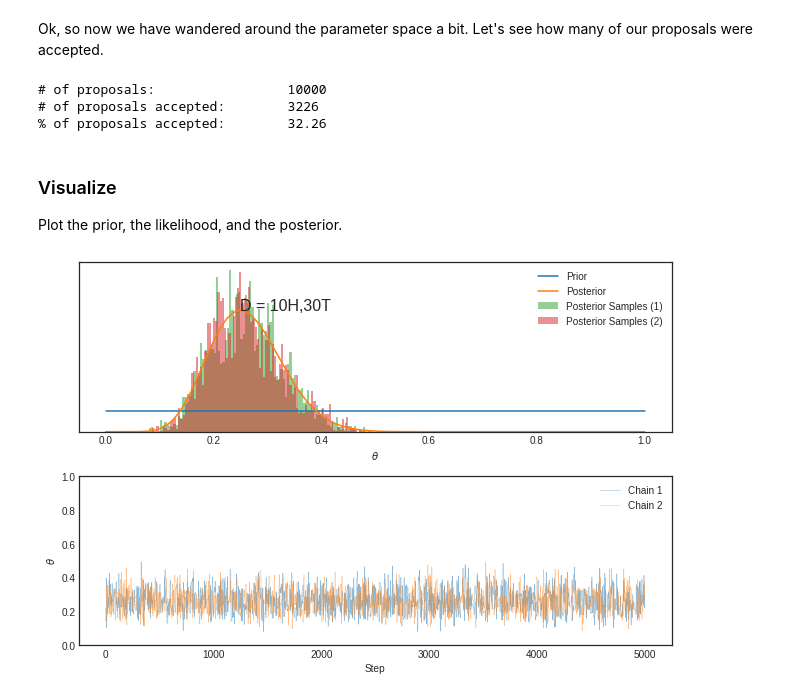
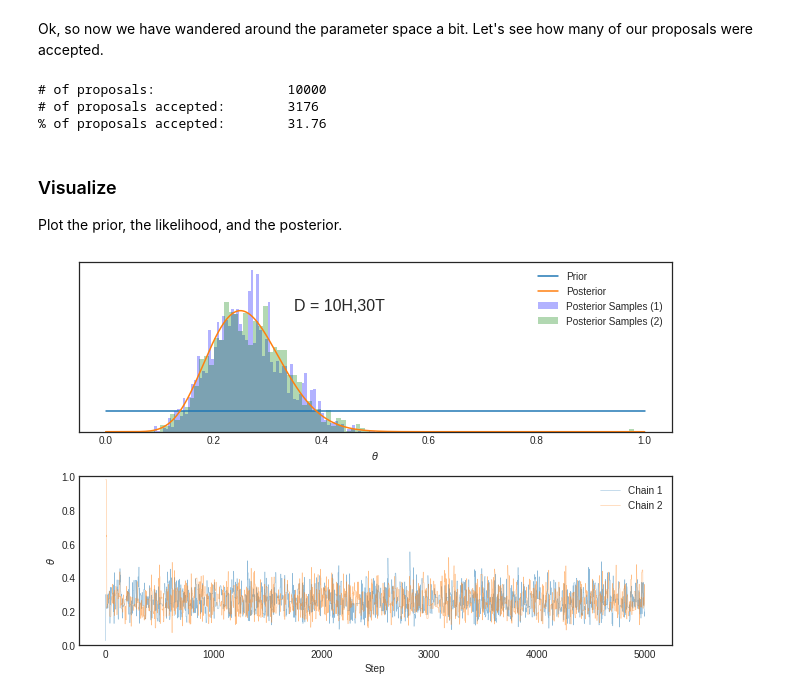
Before and after one commit to blue-worm/DBDA-python, a Jupyter notebook: Notebooks/Chapter 7.ipynb, the cells around one changed output. Saved outputs shown, nothing was run; the diff lists cells and outputs as text; code cells hidden in the pictures.

```diff
--- a/Notebooks/Chapter 7.ipynb
+++ b/Notebooks/Chapter 7.ipynb
@@ -99,36 +101,42 @@ for i in range(n_chains):
 # %% [markdown]
 Ok, so now we have wandered around the parameter space a bit.  Let's see how many of our proposals were accepted.
 # %%
-print('# of proposals:\t\t\t'+str(n_chains * n_samples))
-print('# of proposals accepted:\t'+str(n_accept))
-print('% of proposals accepted:\t'+str(100*(n_accept/(n_chains * n_samples))))
+print(f"# of proposals:\t\t\t{n_chains * n_draws}")
+print(f"# of proposals accepted:\t{n_accept}")
+print(f"% of proposals accepted:\t{100 * (n_accept / (n_chains * n_draws)):.2f}")
 # %% [output]
 # of proposals:                 10000
-# of proposals accepted:        3226
-% of proposals accepted:        32.26
+# of proposals accepted:        3176
+% of proposals accepted:        31.76
 # %% [markdown]
 ### Visualize
 Plot the prior, the likelihood, and the posterior.
 # %%
 fig, ax = plt.subplots(2, figsize=(9, 6))
-#plt.figure(figsize=(9, 12))
 xs = np.linspace(0, 1, 1000)
-ax[0].plot(xs, prior(xs), label='Prior')
-ax[0].plot(xs, posterior(xs), label='Posterior')
-for i in range(n_chains):
-    ax[0].hist(theta_trace[i,:], alpha=.5, bins=100, density=True, label='Posterior Samples ('+str(i+1)+')')
+ax[0].plot(xs, prior(xs), label="Prior")
+ax[0].plot(xs, posterior(xs), label="Posterior")
+for i,c in zip(range(n_chains), ["blue", "green"]):
+    ax[0].hist(
+        theta_trace[i, :],
+        alpha=0.3,
+        bins=100,
+        density=True,
+        color=c,
+        label="Posterior Samples (" + str(i + 1) + ")",
+    )
 
-ax[0].text(.25, np.max(posterior(xs)), 'D = %sH,%sT' % (n_heads, n_tails), size=16)
+ax[0].text(0.35, np.max(posterior(xs)), "D = %sH,%sT" % (n_heads, n_tails), size=16)
 
-ax[0].set(xlabel=r'$\theta$')
+ax[0].set(xlabel=r"$\theta$")
 ax[0].yaxis.set(ticks=())
-#ax[0].legend(['Prior', 'Posterior (exact)', 'Posterior Samples']);
-ax[0].legend();
+# ax[0].legend(['Prior', 'Posterior (exact)', 'Posterior Samples']);
+ax[0].legend()
 
 for i in range(n_chains):
-    ax[1].plot(theta_trace[i,:], alpha=.5, linewidth=.5, label='Chain '+str(i+1))
-ax[1].set(xlabel='Step', ylabel=r'$\theta$', ylim=[0,1])
+    ax[1].plot(theta_trace[i, :], alpha=0.5, linewidth=0.5, label="Chain " + str(i + 1))
+ax[1].set(xlabel="Step", ylabel=r"$\theta$", ylim=[0, 1])
 ax[1].legend()
-fig.tight_layout();
+fig.tight_layout()
 # %% [output]
-[figure, old version]
+[figure, new version]
```
Also changed, not shown: parts of 2 cells of this notebook.
